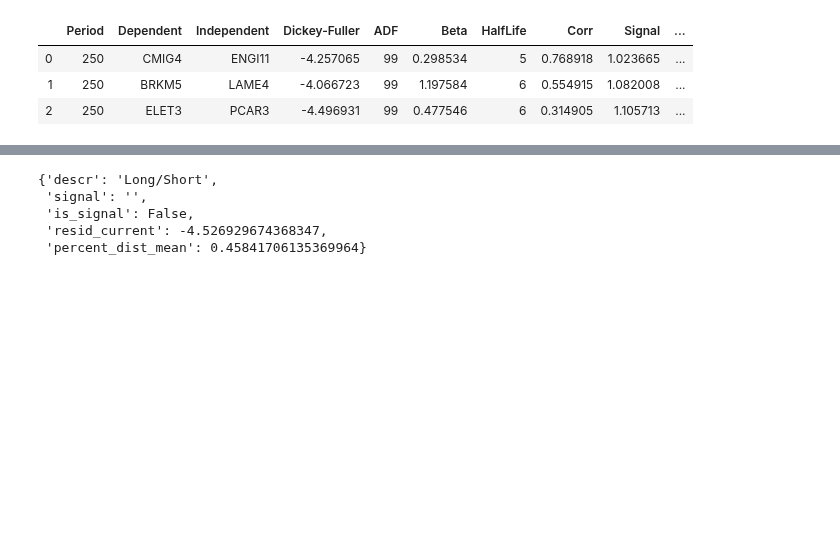
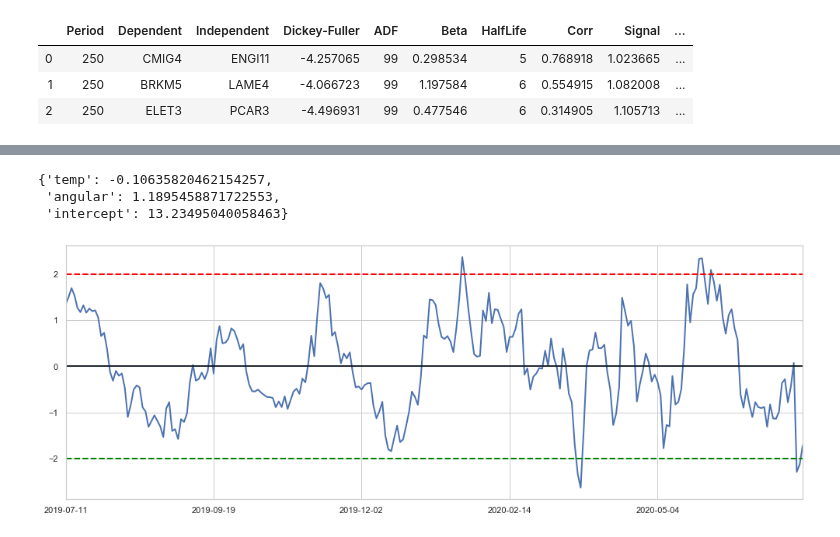
Before and after one commit to andreolvgomes/long-short-by-cointegration, a Jupyter notebook: Analysis-Pairs-Mult.ipynb, the cells around one changed output, grey strips where cells are left out. Saved outputs shown, nothing was run; the diff lists cells and outputs as text; code cells hidden in the pictures; blank space fills up the shorter version.

```diff
--- a/Analysis-Pairs-Mult.ipynb
+++ b/Analysis-Pairs-Mult.ipynb
@@ -112,0 +124,3 @@ Cointegrado em (9): [100, 120, 140, 160, 180, 200, 220, 240, 250]
+# %%
+y_symbol = 'ENGI11'
+x_symbol = 'VVAR3'
@@ -113,8 +130,10 @@ Cointegrado em (9): [100, 120, 140, 160, 180, 200, 220, 240, 250]
+# %%
+mult.coefficients(y, x, 250)
+# %% [output]
+{'temp': -0.10635820462154257,
+ 'angular': 1.1895458871722553,
+ 'intercept': 13.23495040058463}
 # %%
-mult.signal(data['PCAR3'], data['ELET3'], 2, 250)
+mult.plot_residue(mult.residue(data[y_symbol], data[x_symbol], 250))
 # %% [output]
-{'descr': 'Long/Short',
- 'signal': '',
- 'is_signal': False,
- 'resid_current': -4.526929674368347,
- 'percent_dist_mean': 0.45841706135369964}
+[figure, added]
```
Also changed, not shown: parts of 16 cells of this notebook, 3 other files.
